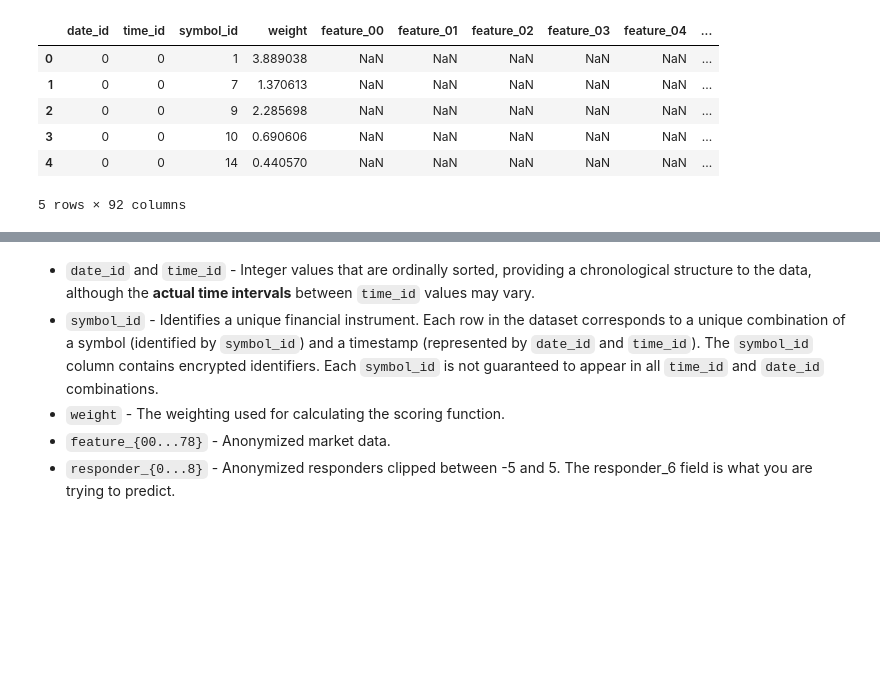
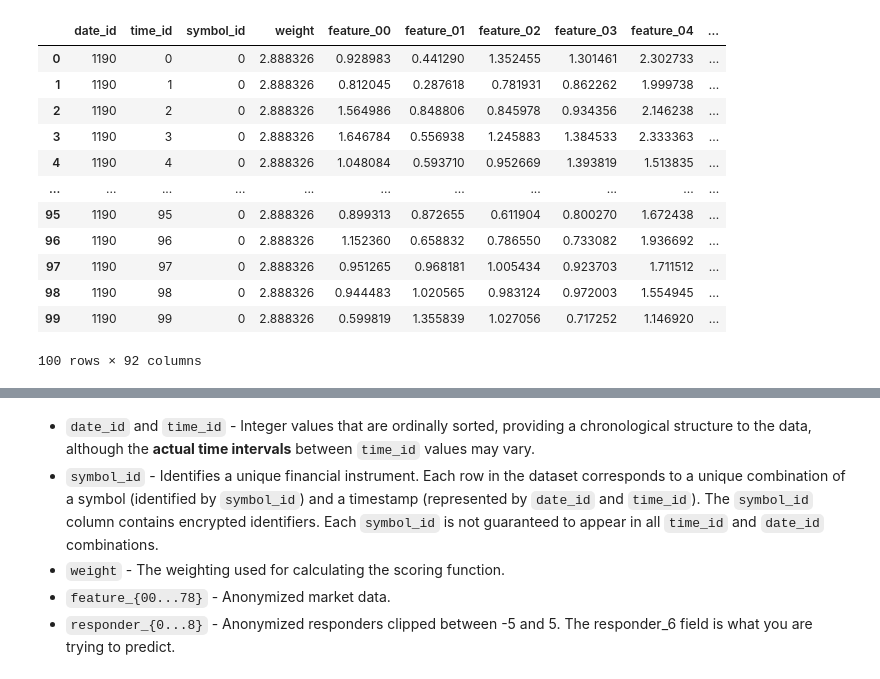
Before and after one commit to nkenny160/ecen-520-final-project, a Jupyter notebook: Jane Street Starter.ipynb, the cells around one changed output, grey strips where cells are left out. Cells and saved outputs as stored; diff of their text form; code cells hidden in the pictures; blank space fills up the shorter version.

```diff
--- a/Jane Street Starter.ipynb
+++ b/Jane Street Starter.ipynb
@@ -4,10 +6,19 @@ df = pd.read_parquet("/kaggle/input/jane-street-real-time-market-data-forecastin
-# %%
-df.head()
-# %% [output]
-|  | date_id | time_id | symbol_id | weight | feature_00 | feature_01 | feature_02 | feature_03 | feature_04 | ... |
-| 0 | 0 | 0 | 1 | 3.889038 | NaN | NaN | NaN | NaN | NaN | ... |
-| 1 | 0 | 0 | 7 | 1.370613 | NaN | NaN | NaN | NaN | NaN | ... |
-| 2 | 0 | 0 | 9 | 2.285698 | NaN | NaN | NaN | NaN | NaN | ... |
-| 3 | 0 | 0 | 10 | 0.690606 | NaN | NaN | NaN | NaN | NaN | ... |
-| 4 | 0 | 0 | 14 | 0.440570 | NaN | NaN | NaN | NaN | NaN | ... |
-5 rows × 92 columns
+# %%
+# Sort the DataFrame
+df = df.sort_values(by=['symbol_id', 'date_id', 'time_id'])
+df = df.reset_index(drop=True)
+df.head(100)
+# %% [output]
+|  | date_id | time_id | symbol_id | weight | feature_00 | feature_01 | feature_02 | feature_03 | feature_04 | ... |
+| 0 | 1190 | 0 | 0 | 2.888326 | 0.928983 | 0.441290 | 1.352455 | 1.301461 | 2.302733 | ... |
+| 1 | 1190 | 1 | 0 | 2.888326 | 0.812045 | 0.287618 | 0.781931 | 0.862262 | 1.999738 | ... |
+| 2 | 1190 | 2 | 0 | 2.888326 | 1.564986 | 0.848806 | 0.845978 | 0.934356 | 2.146238 | ... |
+| 3 | 1190 | 3 | 0 | 2.888326 | 1.646784 | 0.556938 | 1.245883 | 1.384533 | 2.333363 | ... |
+| 4 | 1190 | 4 | 0 | 2.888326 | 1.048084 | 0.593710 | 0.952669 | 1.393819 | 1.513835 | ... |
+| ... | ... | ... | ... | ... | ... | ... | ... | ... | ... | ... |
+| 95 | 1190 | 95 | 0 | 2.888326 | 0.899313 | 0.872655 | 0.611904 | 0.800270 | 1.672438 | ... |
+| 96 | 1190 | 96 | 0 | 2.888326 | 1.152360 | 0.658832 | 0.786550 | 0.733082 | 1.936692 | ... |
+| 97 | 1190 | 97 | 0 | 2.888326 | 0.951265 | 0.968181 | 1.005434 | 0.923703 | 1.711512 | ... |
+| 98 | 1190 | 98 | 0 | 2.888326 | 0.944483 | 1.020565 | 0.983124 | 0.972003 | 1.554945 | ... |
+| 99 | 1190 | 99 | 0 | 2.888326 | 0.599819 | 1.355839 | 1.027056 | 0.717252 | 1.146920 | ... |
+100 rows × 92 columns
```
Also changed, not shown: parts of 29 cells of this notebook.
